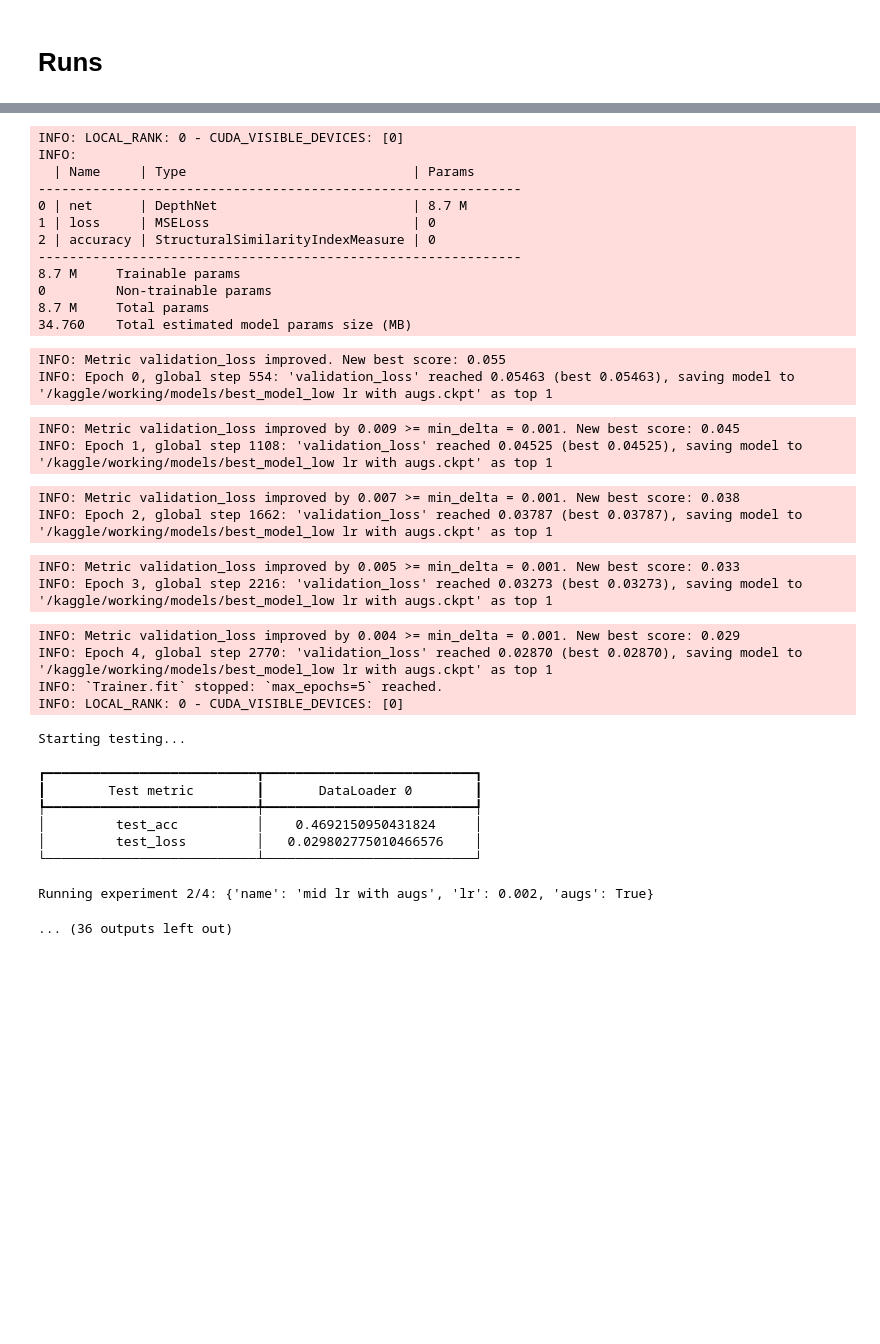
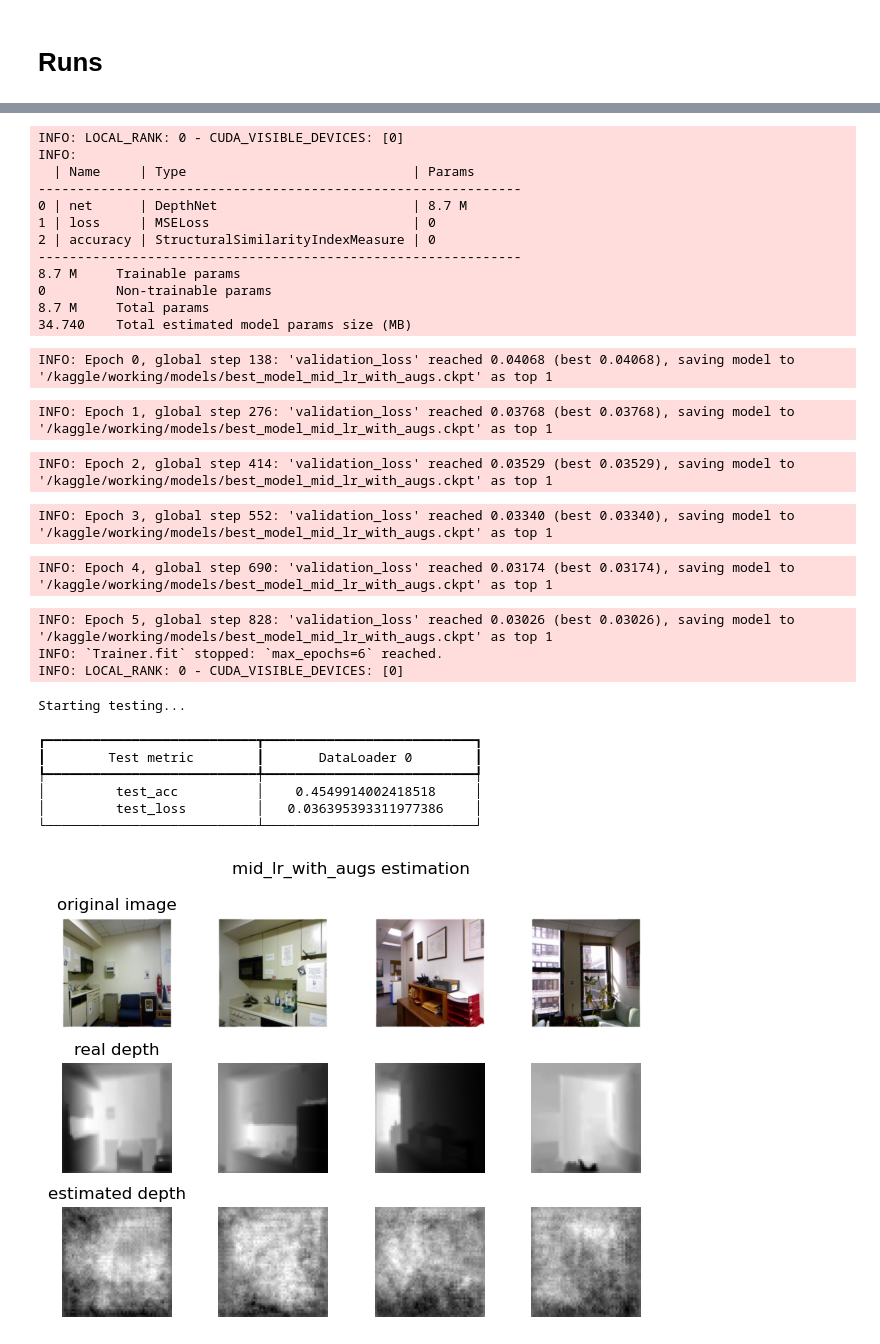
Before and after one commit to rubenjr0/ENNCA, a Jupyter notebook: depth_estimation.ipynb, the cells around one changed output, grey strips where cells are left out. Saved outputs shown, nothing was run; the diff lists cells and outputs as text; code cells hidden in the pictures; blank space fills up the shorter version.

Commit message:
Kaggle Notebook | DepthEstimation | Version 211

```diff
--- a/depth_estimation.ipynb
+++ b/depth_estimation.ipynb
@@ -546,7 +539,7 @@ class DepthNet(nn.Module):
 # Module definition
 # %%
 class LitDepth(pl.LightningModule):
-    def __init__(self, learning_rate=2e-3, weight_decay=1e-5):
+    def __init__(self, max_epochs, learning_rate=2e-3, weight_decay=1e-5):
         super(LitDepth, self).__init__()
         self.save_hyperparameters()
         self.net = DepthNet()
@@ -564,14 +557,15 @@ class LitDepth(pl.LightningModule):
         self.log(f'{name}_acc', acc)
         loss = self.loss(estimated, y)
         self.log(f'{name}_loss', loss)
-        if name == 'validation': self.log('hp_metric', acc)
         return loss
 
     def training_step(self, batch, _batch_idx):
         return self._do_stuff(batch, 'train')
 
     def validation_step(self, batch, _batch_idx):
-        return self._do_stuff(batch, 'validation')
+        loss = self._do_stuff(batch, 'validation')
+        self.log('hp_metric', loss)
+        return loss
 
     def test_step(self, batch, _batch_idx):
         return self._do_stuff(batch, 'test')
@@ -579,7 +573,8 @@ class LitDepth(pl.LightningModule):
     def configure_optimizers(self):
         lr = self.hparams.learning_rate
         wd = self.hparams.weight_decay
-        optimizer = Ranger21(self.parameters(), lr=lr, weight_decay=wd, num_iterations=5)
+        me = self.hparams.max_epochs
+        optimizer = Ranger21(self.parameters(), lr=lr, weight_decay=wd, num_iterations=me)
         scheduler = torch.optim.lr_scheduler.ExponentialLR(
             optimizer, gamma=0.9
         )
@@ -667,22 +662,22 @@ class ImageSampler(pl.callbacks.Callback):
 ## Experiment definitions
 # %%
 experiments = [{
-    'name': 'low lr with augs',
+    'name': 'low_lr_with_augs',
     'lr': 2e-4,
     'augs': True
     },
     {
-    'name': 'mid lr with augs',
+    'name': 'mid_lr_with_augs',
     'lr': 2e-3,
     'augs': True
     },
     {
-    'name': 'high lr with augs',
+    'name': 'high_lr_with_augs',
     'lr': 2e-2,
     'augs': True
     },
     {
-    'name': 'without augs',
+    'name': 'without_augs',
     'lr': 2e-3,
     'augs': False
 }]
@@ -721,21 +716,22 @@ def run_experiment(name, lr, augs):
         apply_transforms=augs
     )
 
-    model = LitDepth(learning_rate = lr)
+    training_epochs = 6
+    model = LitDepth(training_epochs, learning_rate = lr)
 
     trainer = pl.Trainer(
         default_root_dir='/kaggle/working/',
         callbacks=[
-            early_stop_callback,
+            # early_stop_callback,
             checkpoint_callback,
             ImageSampler(),
             pl.callbacks.LearningRateMonitor(),
             pl.callbacks.ModelSummary(),
         ],
-        max_epochs=5,
-        # limit_train_batches=0.25,
-        # limit_test_batches=0.25,
-        # limit_val_batches=0.25,
+        max_epochs=training_epochs,
+        limit_train_batches=0.25,
+        limit_test_batches=0.25,
+        limit_val_batches=0.25,
         precision=16,
         logger=tb_logger,
         # gradient_clip_val=0.5,
@@ -757,6 +753,8 @@ def run_experiment(name, lr, augs):
 # Runs
 # %%
 for (i, exp) in enumerate(experiments):
+    if i == 0: continue
     print(f'Running experiment {i+1}/{len(experiments)}:', exp)
     run_experiment(**exp)
+    break
 # %% [output]
@@ -764,41 +762,36 @@ Running experiment 1/4: {'name': 'low lr with augs', 'lr': 0.0002, 'augs': True}
 Downloading: "https://download.pytorch.org/models/efficientnet_b0_rwightman-3dd342df.pth" to /root/.cache/torch/hub/checkpoints/efficientnet_b0_rwightman-3dd342df.pth
 INFO: Using 16bit Automatic Mixed Precision (AMP)
 INFO: Trainer already configured with model summary callbacks: [<class 'lightning.pytorch.callbacks.model_summary.ModelSummary'>]. Skipping setting a default `ModelSummary` callback.
 INFO: GPU available: True (cuda), used: True
 INFO: TPU available: False, using: 0 TPU cores
 INFO: IPU available: False, using: 0 IPUs
 INFO: HPU available: False, using: 0 HPUs
 Starting training...
 INFO: LOCAL_RANK: 0 - CUDA_VISIBLE_DEVICES: [0]
 INFO:
   | Name     | Type                             | Params
 --------------------------------------------------------------
 0 | net      | DepthNet                         | 8.7 M
 1 | loss     | MSELoss                          | 0
 2 | accuracy | StructuralSimilarityIndexMeasure | 0
 --------------------------------------------------------------
 8.7 M     Trainable params
 0         Non-trainable params
 8.7 M     Total params
-34.760    Total estimated model params size (MB)
+34.740    Total estimated model params size (MB)
-INFO: Metric validation_loss improved. New best score: 0.055
-INFO: Epoch 0, global step 554: 'validation_loss' reached 0.05463 (best 0.05463), saving model to '/kaggle/working/models/best_model_low lr with augs.ckpt' as top 1
+INFO: Epoch 0, global step 138: 'validation_loss' reached 0.04068 (best 0.04068), saving model to '/kaggle/working/models/best_model_mid_lr_with_augs.ckpt' as top 1
-INFO: Metric validation_loss improved by 0.009 >= min_delta = 0.001. New best score: 0.045
-INFO: Epoch 1, global step 1108: 'validation_loss' reached 0.04525 (best 0.04525), saving model to '/kaggle/working/models/best_model_low lr with augs.ckpt' as top 1
+INFO: Epoch 1, global step 276: 'validation_loss' reached 0.03768 (best 0.03768), saving model to '/kaggle/working/models/best_model_mid_lr_with_augs.ckpt' as top 1
-INFO: Metric validation_loss improved by 0.007 >= min_delta = 0.001. New best score: 0.038
-INFO: Epoch 2, global step 1662: 'validation_loss' reached 0.03787 (best 0.03787), saving model to '/kaggle/working/models/best_model_low lr with augs.ckpt' as top 1
+INFO: Epoch 2, global step 414: 'validation_loss' reached 0.03529 (best 0.03529), saving model to '/kaggle/working/models/best_model_mid_lr_with_augs.ckpt' as top 1
-INFO: Metric validation_loss improved by 0.005 >= min_delta = 0.001. New best score: 0.033
-INFO: Epoch 3, global step 2216: 'validation_loss' reached 0.03273 (best 0.03273), saving model to '/kaggle/working/models/best_model_low lr with augs.ckpt' as top 1
+INFO: Epoch 3, global step 552: 'validation_loss' reached 0.03340 (best 0.03340), saving model to '/kaggle/working/models/best_model_mid_lr_with_augs.ckpt' as top 1
-INFO: Metric validation_loss improved by 0.004 >= min_delta = 0.001. New best score: 0.029
-INFO: Epoch 4, global step 2770: 'validation_loss' reached 0.02870 (best 0.02870), saving model to '/kaggle/working/models/best_model_low lr with augs.ckpt' as top 1
-INFO: `Trainer.fit` stopped: `max_epochs=5` reached.
-INFO: LOCAL_RANK: 0 - CUDA_VISIBLE_DEVICES: [0]
+INFO: Epoch 4, global step 690: 'validation_loss' reached 0.03174 (best 0.03174), saving model to '/kaggle/working/models/best_model_mid_lr_with_augs.ckpt' as top 1
-Starting testing...
+INFO: Epoch 5, global step 828: 'validation_loss' reached 0.03026 (best 0.03026), saving model to '/kaggle/working/models/best_model_mid_lr_with_augs.ckpt' as top 1
+INFO: `Trainer.fit` stopped: `max_epochs=6` reached.
+INFO: LOCAL_RANK: 0 - CUDA_VISIBLE_DEVICES: [0]
-┏━━━━━━━━━━━━━━━━━━━━━━━━━━━┳━━━━━━━━━━━━━━━━━━━━━━━━━━━┓
-┃        Test metric        ┃       DataLoader 0        ┃
-┡━━━━━━━━━━━━━━━━━━━━━━━━━━━╇━━━━━━━━━━━━━━━━━━━━━━━━━━━┩
-│         test_acc          │    0.4692150950431824     │
-│         test_loss         │   0.029802775010466576    │
-└───────────────────────────┴───────────────────────────┘
+Starting testing...
-Running experiment 2/4: {'name': 'mid lr with augs', 'lr': 0.002, 'augs': True}
+┏━━━━━━━━━━━━━━━━━━━━━━━━━━━┳━━━━━━━━━━━━━━━━━━━━━━━━━━━┓
+┃        Test metric        ┃       DataLoader 0        ┃
+┡━━━━━━━━━━━━━━━━━━━━━━━━━━━╇━━━━━━━━━━━━━━━━━━━━━━━━━━━┩
+│         test_acc          │    0.4549914002418518     │
+│         test_loss         │   0.036395393311977386    │
+└───────────────────────────┴───────────────────────────┘
-... (36 outputs left out)
+[figure, added]
```
Also changed, not shown: parts of 6 cells of this notebook.
